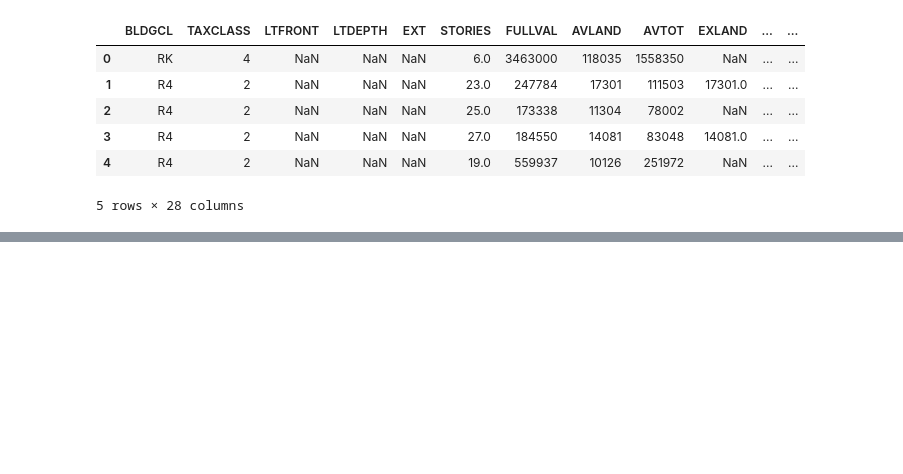
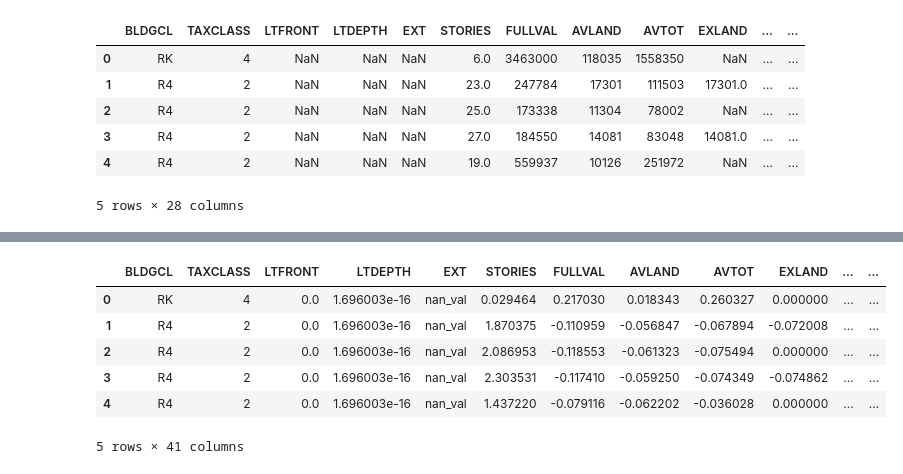
Before and after one commit to Dynovski/BESTHL-AI, a Jupyter notebook: Cleaning.ipynb, the cells around one changed output, grey strips where cells are left out. Saved outputs shown, nothing was run; the diff lists cells and outputs as text; code cells hidden in the pictures; blank space fills up the shorter version.

```diff
--- a/Cleaning.ipynb
+++ b/Cleaning.ipynb
@@ -245,0 +281,10 @@ df.describe()
+# %%
+df.head()
+# %% [output]
+|  | BLDGCL | TAXCLASS | LTFRONT | LTDEPTH | EXT | STORIES | FULLVAL | AVLAND | AVTOT | EXLAND | ... | ... |
+| 0 | RK | 4 | 0.0 | 1.696003e-16 | nan_val | 0.029464 | 0.217030 | 0.018343 | 0.260327 | 0.000000 | ... | ... |
+| 1 | R4 | 2 | 0.0 | 1.696003e-16 | nan_val | 1.870375 | -0.110959 | -0.056847 | -0.067894 | -0.072008 | ... | ... |
+| 2 | R4 | 2 | 0.0 | 1.696003e-16 | nan_val | 2.086953 | -0.118553 | -0.061323 | -0.075494 | 0.000000 | ... | ... |
+| 3 | R4 | 2 | 0.0 | 1.696003e-16 | nan_val | 2.303531 | -0.117410 | -0.059250 | -0.074349 | -0.074862 | ... | ... |
+| 4 | R4 | 2 | 0.0 | 1.696003e-16 | nan_val | 1.437220 | -0.079116 | -0.062202 | -0.036028 | 0.000000 | ... | ... |
+5 rows × 41 columns
```
Also changed, not shown: parts of 14 cells of this notebook, 1 other file.
